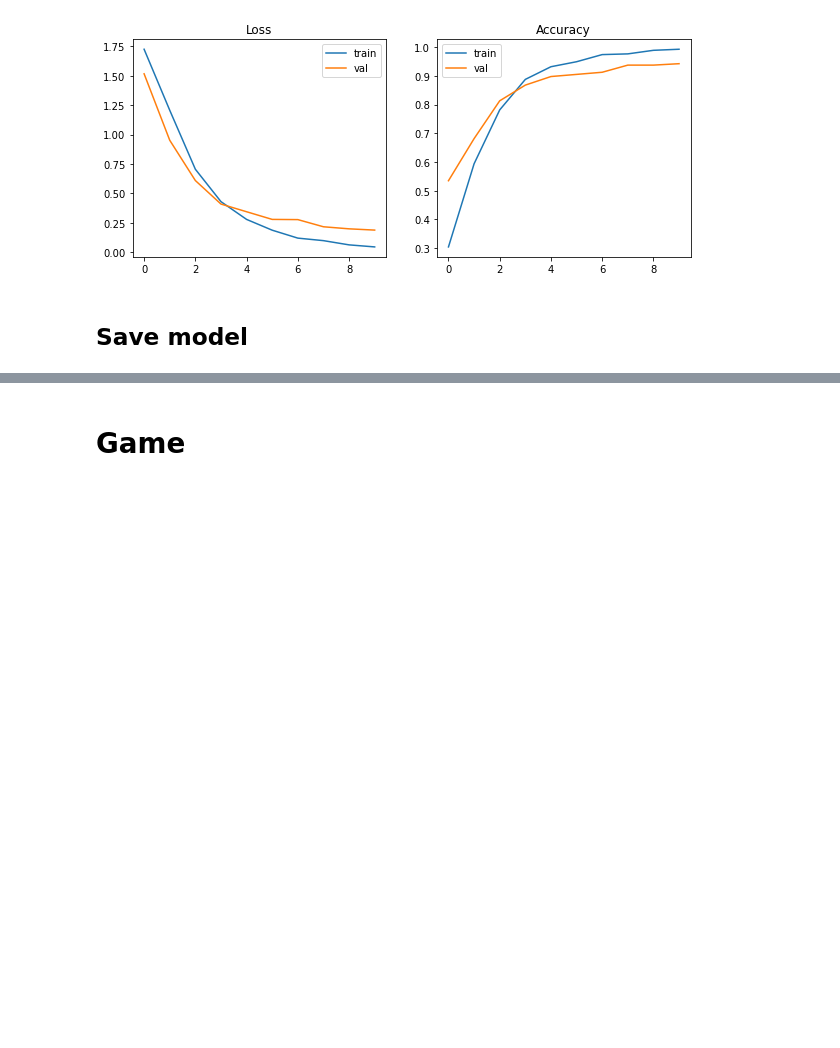
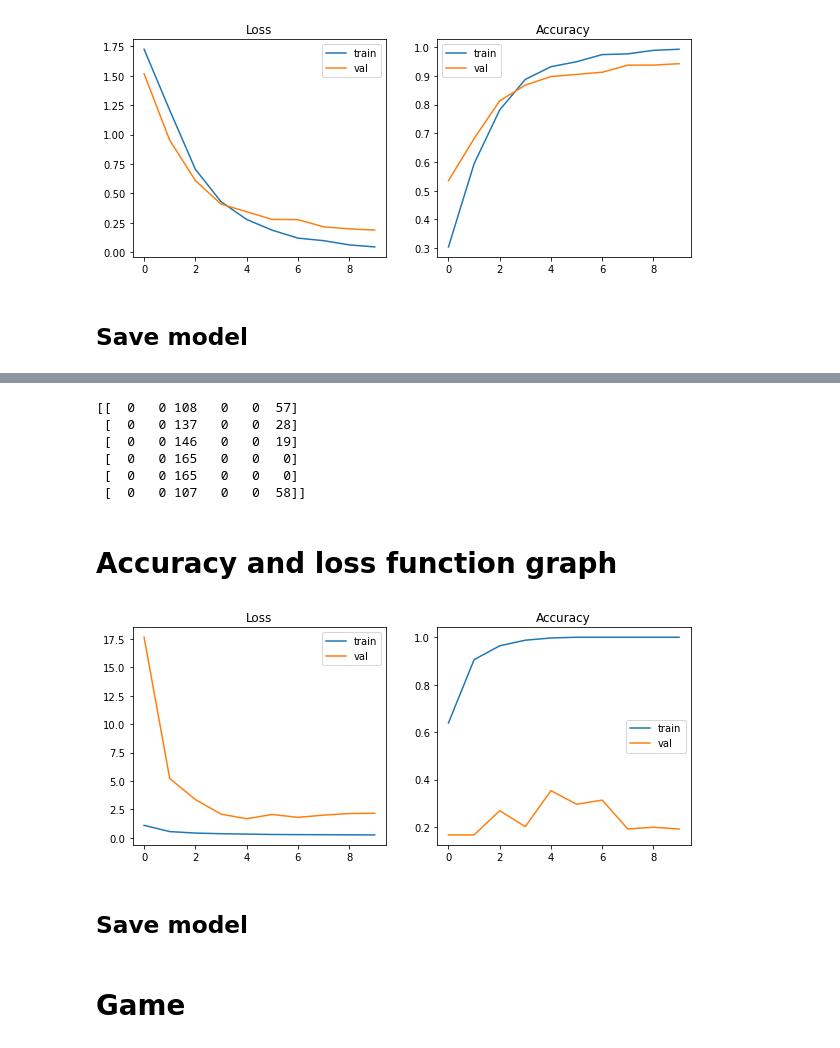
Before and after one commit to Joanna-sudo/ML-project, a Jupyter notebook: RPSLS-ML.ipynb, the cells around one changed output, grey strips where cells are left out. Saved outputs shown, nothing was run; the diff lists cells and outputs as text; code cells hidden in the pictures; blank space fills up the shorter version.

Commit message:
Add results of AlexNet model training, evaluation and analysis

```diff
--- a/RPSLS-ML.ipynb
+++ b/RPSLS-ML.ipynb
@@ -509,0 +575,8 @@ best_model.save('models/best_model.hdf5')
+# %%
+alexnet_model.compile(loss='categorical_crossentropy', optimizer=Adam(learning_rate=0.001), metrics=['accuracy'])
+# %%
+alexnet_history = alexnet_model.fit(x_train, y_train,
+                    batch_size=128,
+                    epochs=10,
+                    verbose=1,
+                    validation_data=(x_val,y_val))
@@ -509,0 +630,33 @@ best_model.save('models/best_model.hdf5')
+# %%
+confusion_matrix_alexnet_model = confusion_matrix(np.argmax(y_test, axis=1), np.argmax(alexnet_model.predict(x_test), axis=-1))
+print(confusion_matrix_alexnet_model)
+# %% [output]
+[[  0   0 108   0   0  57]
+ [  0   0 137   0   0  28]
+ [  0   0 146   0   0  19]
+ [  0   0 165   0   0   0]
+ [  0   0 165   0   0   0]
+ [  0   0 107   0   0  58]]
+# %% [markdown]
+# Accuracy and loss function graph
+# %%
+epochs=10
+plt.figure(figsize=(10, 4))
+
+plt.subplot(1, 2, 1)
+plt.title('Loss')
+plt.plot(np.arange(0, epochs), alexnet_history.history['loss'], label='train')
+plt.plot(np.arange(0, epochs), alexnet_history.history['val_loss'], label='val')
+plt.legend(loc='best')
+
+plt.subplot(1, 2, 2)
+plt.title('Accuracy')
+plt.plot(np.arange(0, epochs), alexnet_history.history['accuracy'], label='train')
+plt.plot(np.arange(0, epochs), alexnet_history.history['val_accuracy'], label='val')
+plt.legend(loc='best')
+
+plt.show()
+# %% [output]
+[figure, added]
+# %% [markdown]
+## Save model
```
Also changed, not shown: parts of 9 cells of this notebook.
